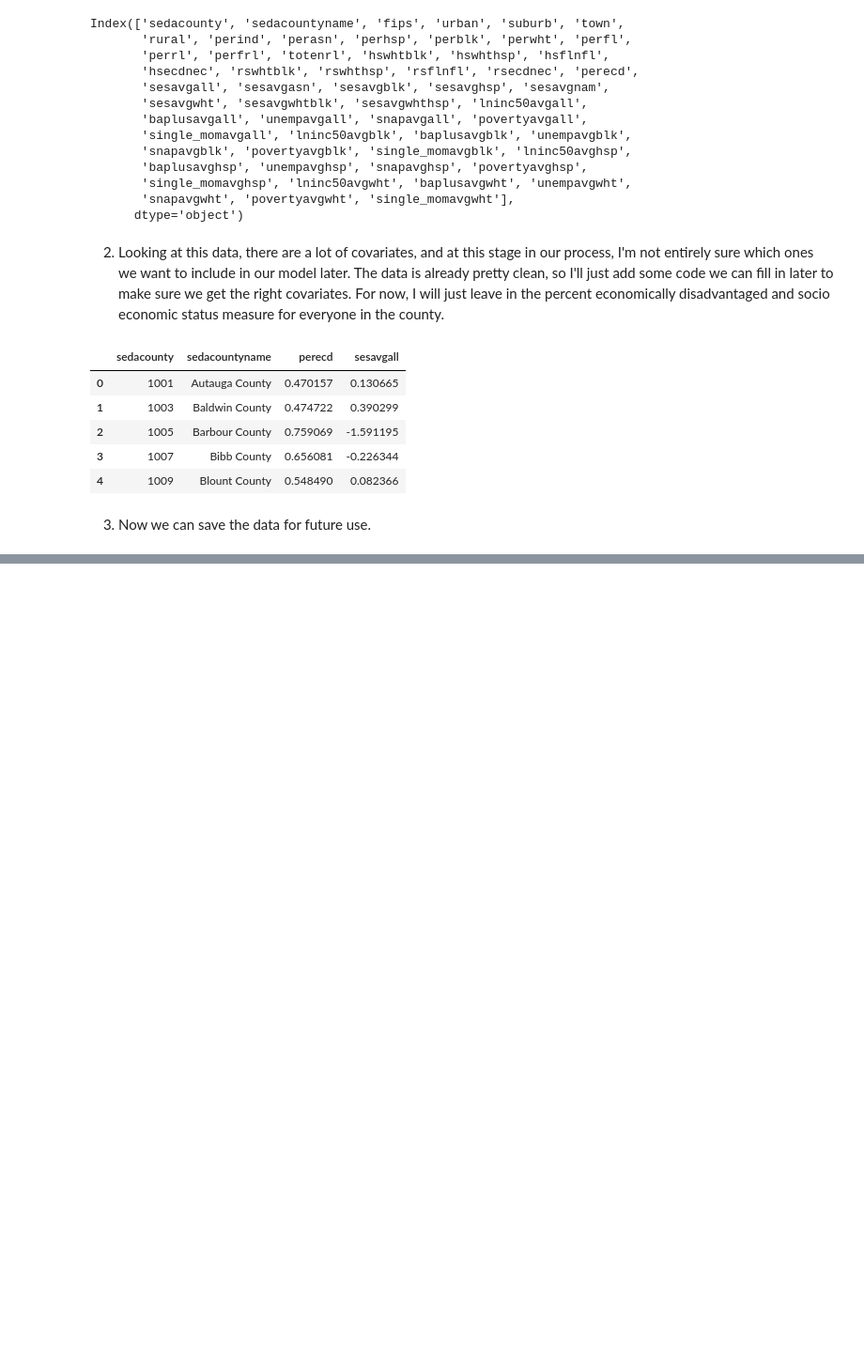
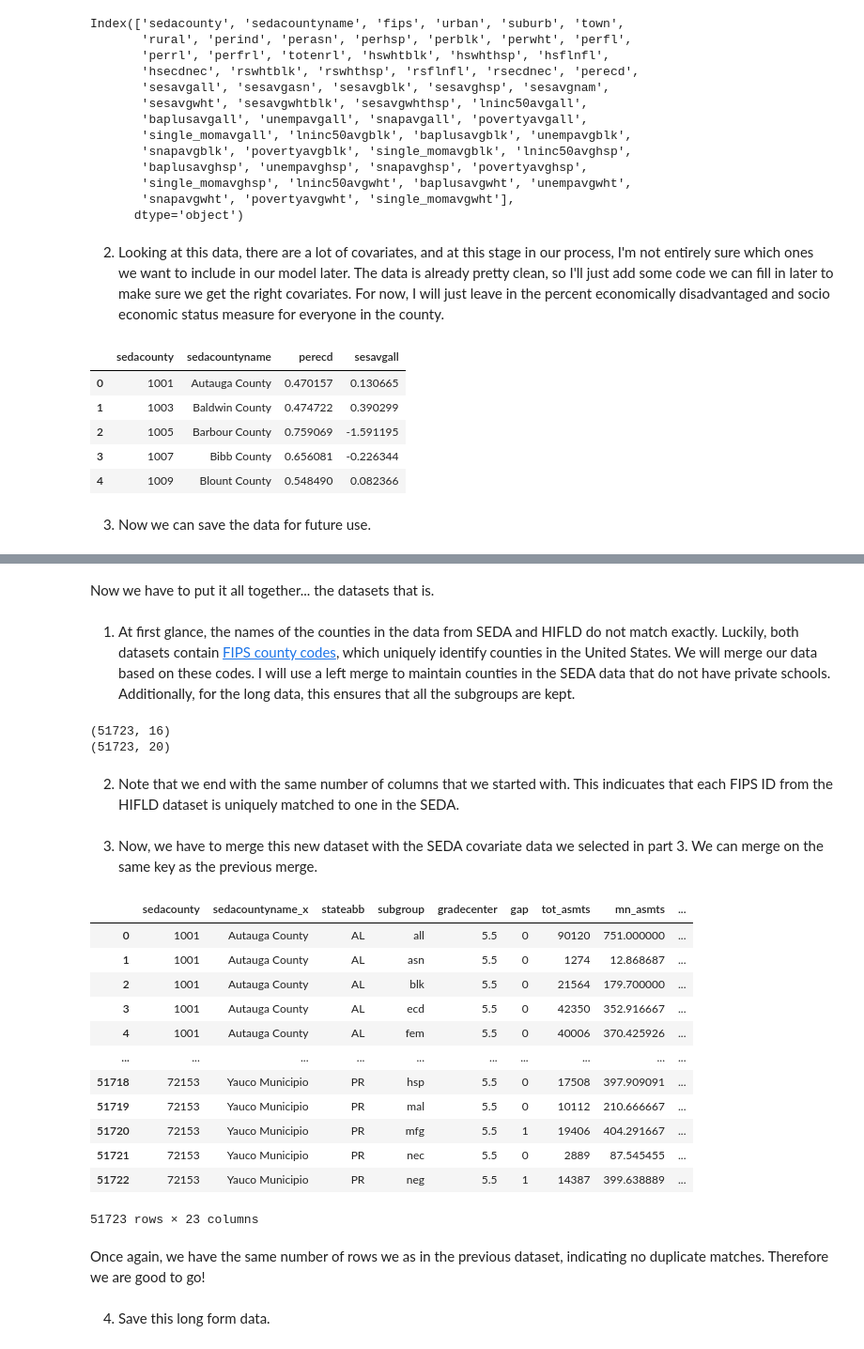
Before and after one commit to janetmalzahn/info2950proj, a Jupyter notebook: Private School.ipynb, the cells around one changed output, grey strips where cells are left out. Shown: that part at 94% size. Saved outputs shown, nothing was run; the diff lists cells and outputs as text; code cells hidden in the pictures; blank space fills up the shorter version.

```diff
--- a/Private School.ipynb
+++ b/Private School.ipynb
@@ -69,0 +79,11 @@ hilfd_county.head()
+# %%
+# drop duplicate with lower school count
+# sort by number of private schools to ensure that the first instance of duplicate has the higher count
+# and is kept
+hifld_county = hifld_county.sort_values(by = 'priv_schools',
+                                        ascending = False).drop_duplicates(subset = 'countyfips',
+                                                                           keep = 'first')
+#rearrange dataframe
+hifld_county = hifld_county.sort_values(by = 'countyfips')
+
+hifld_county
@@ -143,7 +185,7 @@ Alongside the primary data on performance, SEDA also offers county level covaria
 1. Let's load in the dataset
 # %%
 # reads in the csv from HIFLD
-seda_cov_raw_path = 'seda_cov_county_pool_4.0.csv'
+seda_cov_raw_path = 'rawdata/seda_cov_county_pool_4.0.csv'
 seda_cov = pd.read_csv(seda_cov_raw_path)
 seda_cov.columns
 # %% [output]
@@ -184,0 +229,42 @@ seda_cov.to_csv(path_or_buf = seda_cov_clean_path)
+# %% [markdown]
+Now we have to put it all together... the datasets that is.
+# %% [markdown]
+1. At first glance, the names of the counties in the data from SEDA and HIFLD do not match exactly. Luckily, both datasets contain [FIPS county codes](https://en.wikipedia.org/wiki/FIPS_county_code), which uniquely identify counties in the United States. We will merge our data based on these codes. I will use a left merge to maintain counties in the SEDA data that do not have private schools. Additionally, for the long data, this ensures that all the subgroups are kept.
+# %%
+## First merge with HIFLD
+seda_hifld_merged_long = seda_long.merge(hifld_county, how='left', left_on='sedacounty', right_on= 'countyfips')
+# Replace NA values for counties without private schools with 0s
+seda_hifld_merged_long['priv_schools'] = seda_hifld_merged_long['priv_schools'].fillna(0)
+seda_hifld_merged_long['priv_enrollment'] = seda_hifld_merged_long['priv_enrollment'].fillna(0)
+seda_hifld_merged_long.head()
+print(seda_long.shape)
+print(seda_hifld_merged_long.shape)
+# %% [output]
+(51723, 16)
+(51723, 20)
+# %% [markdown]
+2. Note that we end with the same number of columns that we started with. This indicuates that each FIPS ID from the HIFLD dataset is uniquely matched to one in the SEDA.
+# %% [markdown]
+3. Now, we have to merge this new dataset with the SEDA covariate data we selected in part 3. We can merge on the same key as the previous merge.
+# %%
+## Second merge with seda_cov
+final_merged_long = seda_hifld_merged_long.merge(seda_cov, how='left', on='sedacounty')
+final_merged_long
+# %% [output]
+|  | sedacounty | sedacountyname_x | stateabb | subgroup | gradecenter | gap | tot_asmts | mn_asmts | ... |
+| 0 | 1001 | Autauga County | AL | all | 5.5 | 0 | 90120 | 751.000000 | ... |
+| 1 | 1001 | Autauga County | AL | asn | 5.5 | 0 | 1274 | 12.868687 | ... |
+| 2 | 1001 | Autauga County | AL | blk | 5.5 | 0 | 21564 | 179.700000 | ... |
+| 3 | 1001 | Autauga County | AL | ecd | 5.5 | 0 | 42350 | 352.916667 | ... |
+| 4 | 1001 | Autauga County | AL | fem | 5.5 | 0 | 40006 | 370.425926 | ... |
+| ... | ... | ... | ... | ... | ... | ... | ... | ... | ... |
+| 51718 | 72153 | Yauco Municipio | PR | hsp | 5.5 | 0 | 17508 | 397.909091 | ... |
+| 51719 | 72153 | Yauco Municipio | PR | mal | 5.5 | 0 | 10112 | 210.666667 | ... |
+| 51720 | 72153 | Yauco Municipio | PR | mfg | 5.5 | 1 | 19406 | 404.291667 | ... |
+| 51721 | 72153 | Yauco Municipio | PR | nec | 5.5 | 0 | 2889 | 87.545455 | ... |
+| 51722 | 72153 | Yauco Municipio | PR | neg | 5.5 | 1 | 14387 | 399.638889 | ... |
+51723 rows × 23 columns
+# %% [markdown]
+Once again, we have the same number of rows we as in the previous dataset, indicating no duplicate matches. Therefore we are good to go!
+# %% [markdown]
+4. Save this long form data.
```
Also changed, not shown: parts of 15 cells of this notebook, 3 other files.
